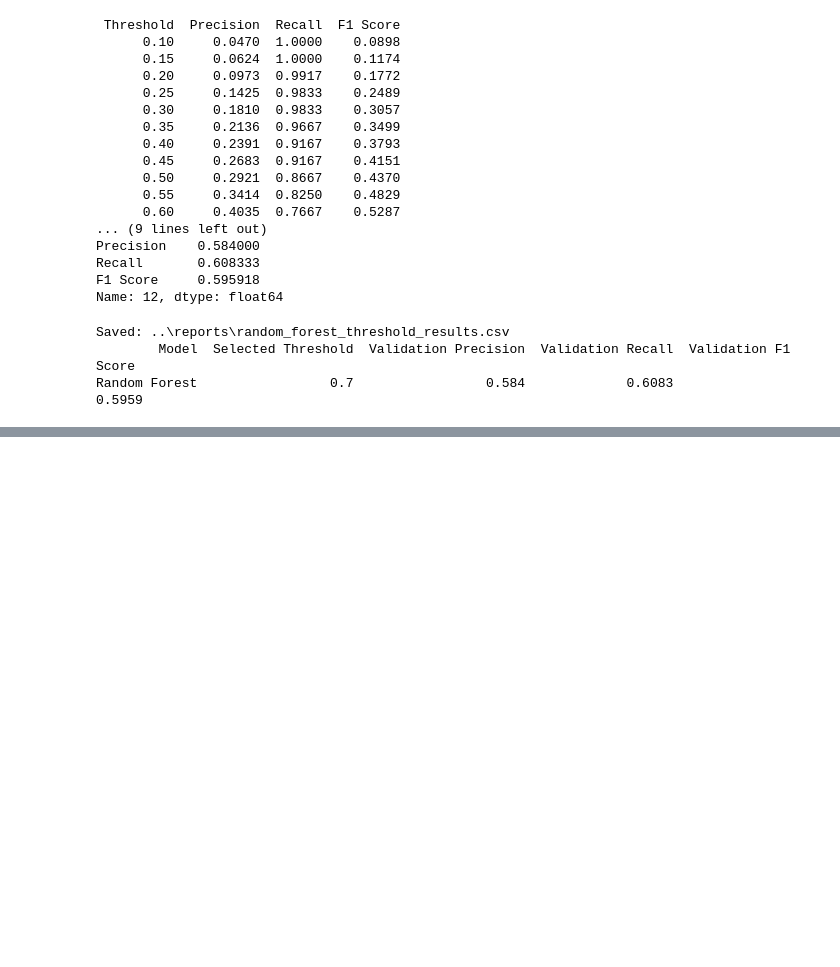
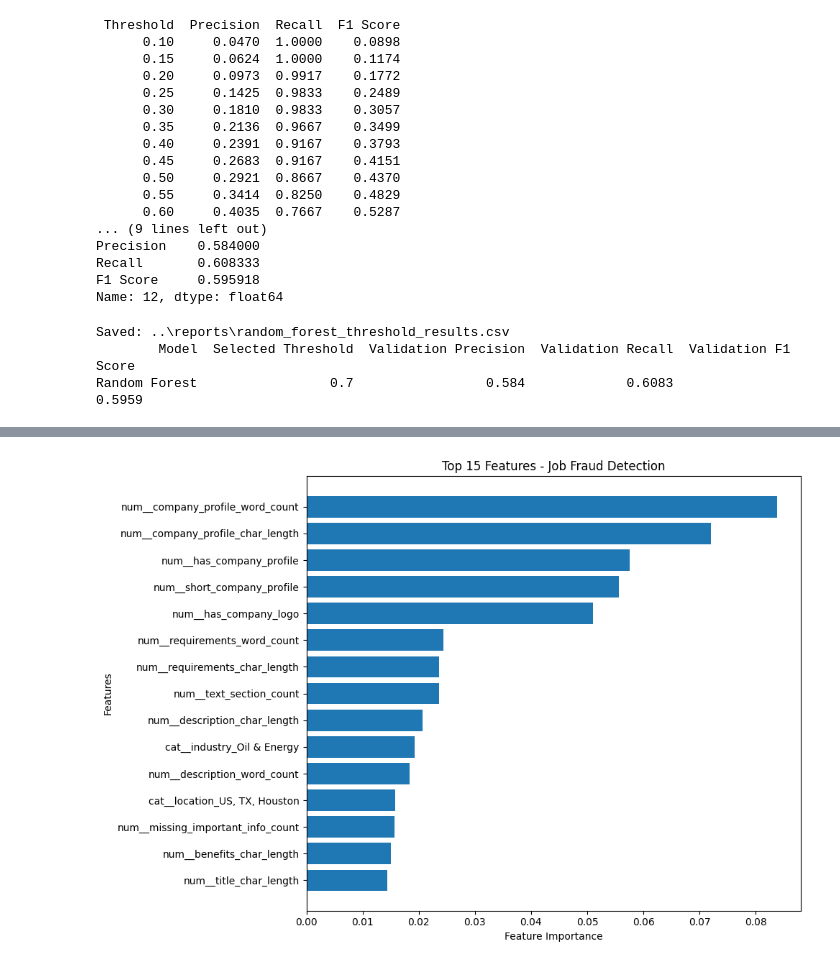
Before and after one commit to 1415-kunal/Fake_Job_Posting_Detection_System, a Jupyter notebook: Notebooks/05_baseline_model.ipynb, the cells around one changed output, grey strips where cells are left out. Cells and saved outputs as stored; diff of their text form; code cells hidden in the pictures; blank space fills up the shorter version.

```diff
--- a/Notebooks/05_baseline_model.ipynb
+++ b/Notebooks/05_baseline_model.ipynb
@@ -894,0 +1302,27 @@ Random Forest                 0.7                 0.584             0.6083
+# %%
+import matplotlib.pyplot as plt
+
+# Select the top 15 features
+top_features = importance_df.nlargest(
+    15, "Importance"
+).sort_values(
+    by="Importance",
+    ascending=True
+)
+
+# Plot the graph
+plt.figure(figsize=(10, 7))
+
+plt.barh(
+    top_features["Feature"],
+    top_features["Importance"]
+)
+
+plt.xlabel("Feature Importance")
+plt.ylabel("Features")
+plt.title("Top 15 Features - Job Fraud Detection")
+
+plt.tight_layout()
+plt.show()
+# %% [output]
+[figure, added]
```
Also changed, not shown: parts of 16 cells of this notebook, 1 other file.
